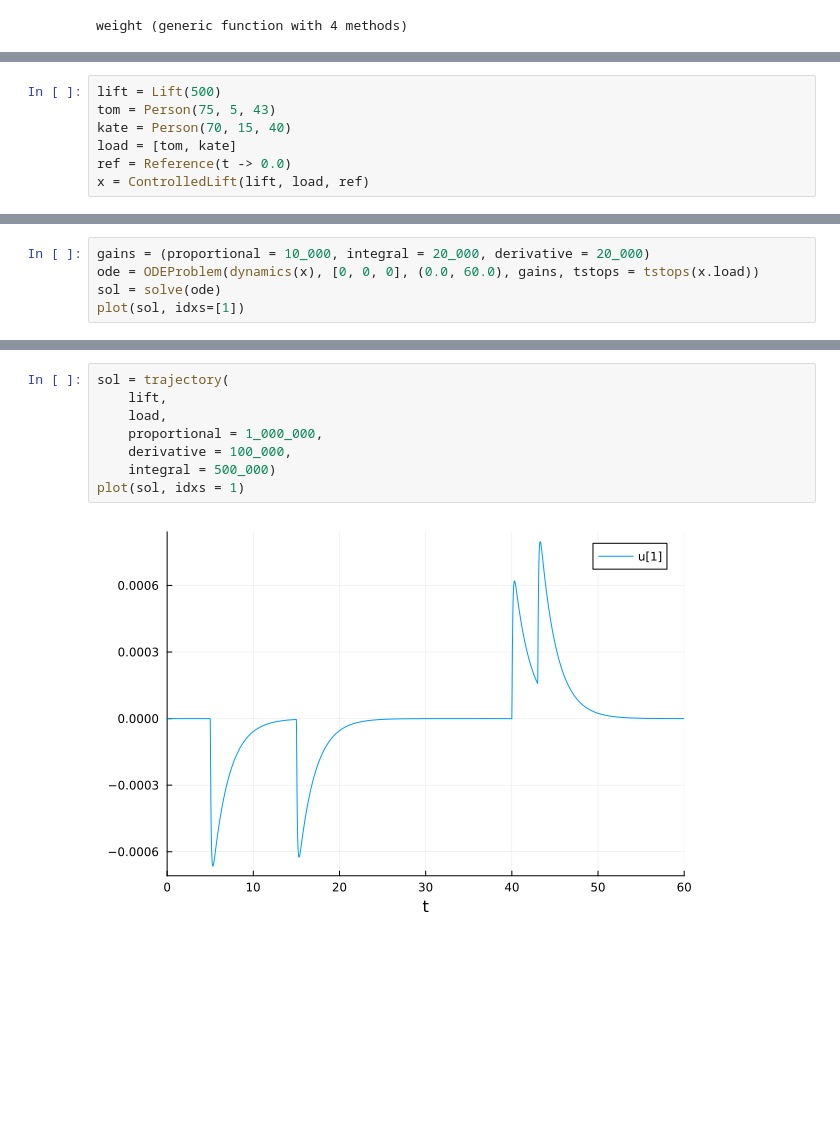
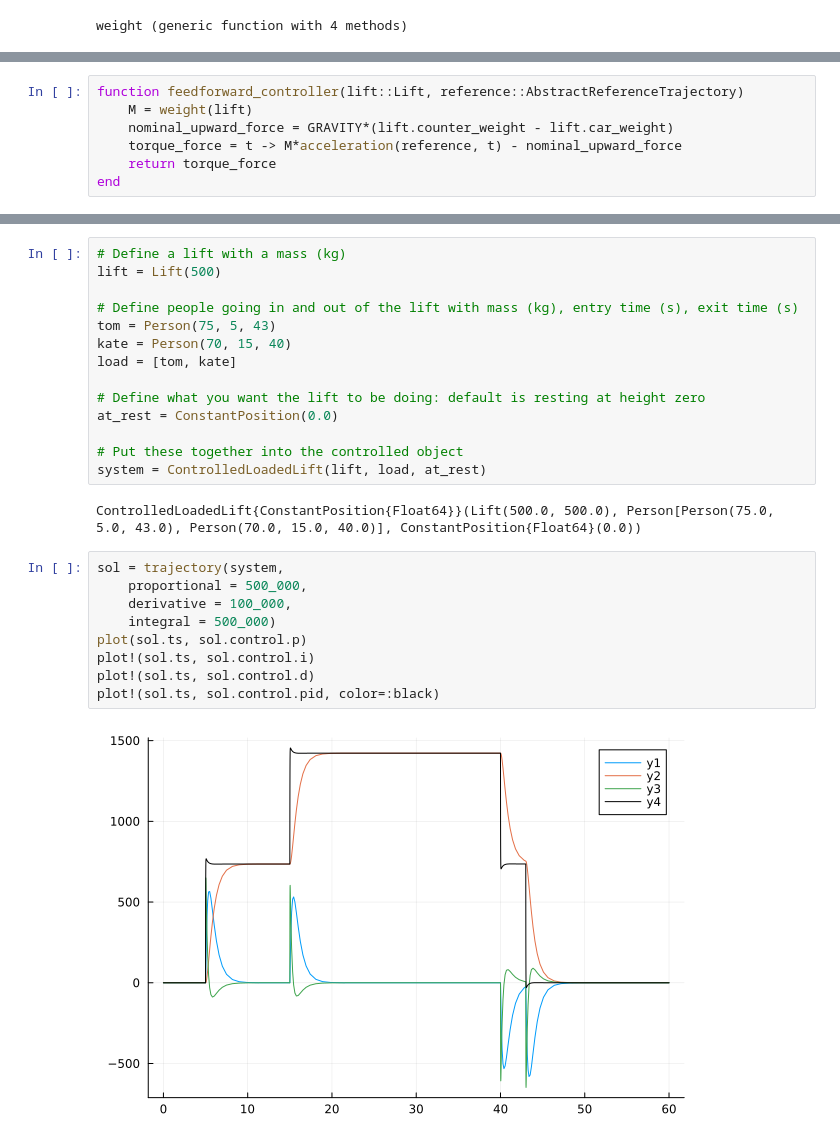
Before and after one commit to tom-p-sparq/notebooks, a Jupyter notebook: 20240531-elevating.ipynb, the cells around one changed output, grey strips where cells are left out. Saved outputs shown, nothing was run; the diff lists cells and outputs as text; blank space fills up the shorter version.

```diff
--- a/20240531-elevating.ipynb
+++ b/20240531-elevating.ipynb
@@ -125,0 +135,7 @@ end
+# %%
+function feedforward_controller(lift::Lift, reference::AbstractReferenceTrajectory)
+    M = weight(lift)
+    nominal_upward_force = GRAVITY*(lift.counter_weight - lift.car_weight)
+    torque_force = t -> M*acceleration(reference, t) - nominal_upward_force
+    return torque_force
+end
@@ -163,10 +184,3 @@ function dynamics(x::ControlledLift)
 end
 # %% [output]
 dynamics (generic function with 1 method)
-# %%
-lift = Lift(500)
-tom = Person(75, 5, 43)
-kate = Person(70, 15, 40)
-load = [tom, kate]
-ref = Reference(t -> 0.0)
-x = ControlledLift(lift, load, ref)
@@ -175,5 +186,0 @@ ControlledLift{Reference{var"#89#90", var"#6#8"{var"#89#90"}}}(Lift(500.0, 500.0
-# %%
-gains = (proportional = 10_000, integral = 20_000, derivative = 20_000)
-ode = ODEProblem(dynamics(x), [0, 0, 0], (0.0, 60.0), gains, tstops = tstops(x.load))
-sol = solve(ode)
-plot(sol, idxs=[1])
@@ -198,10 +232,27 @@ trajectory (generic function with 3 methods)
+# %%
+# Define a lift with a mass (kg)
+lift = Lift(500)
+
+# Define people going in and out of the lift with mass (kg), entry time (s), exit time (s)
+tom = Person(75, 5, 43)
+kate = Person(70, 15, 40)
+load = [tom, kate]
+
+# Define what you want the lift to be doing: default is resting at height zero
+at_rest = ConstantPosition(0.0)
+
+# Put these together into the controlled object
+system = ControlledLoadedLift(lift, load, at_rest)
+# %% [output]
+ControlledLoadedLift{ConstantPosition{Float64}}(Lift(500.0, 500.0), Person[Person(75.0, 5.0, 43.0), Person(70.0, 15.0, 40.0)], ConstantPosition{Float64}(0.0))
 # %%
-sol = trajectory(
-    lift,
-    load,
-    proportional = 1_000_000,
+sol = trajectory(system,
+    proportional = 500_000,
     derivative = 100_000,
     integral = 500_000)
-plot(sol, idxs = 1)
+plot(sol.ts, sol.control.p)
+plot!(sol.ts, sol.control.i)
+plot!(sol.ts, sol.control.d)
+plot!(sol.ts, sol.control.pid, color=:black)
 # %% [output]
-[figure, old version]
+[figure, new version]
```
Also changed, not shown: parts of 22 cells of this notebook.
